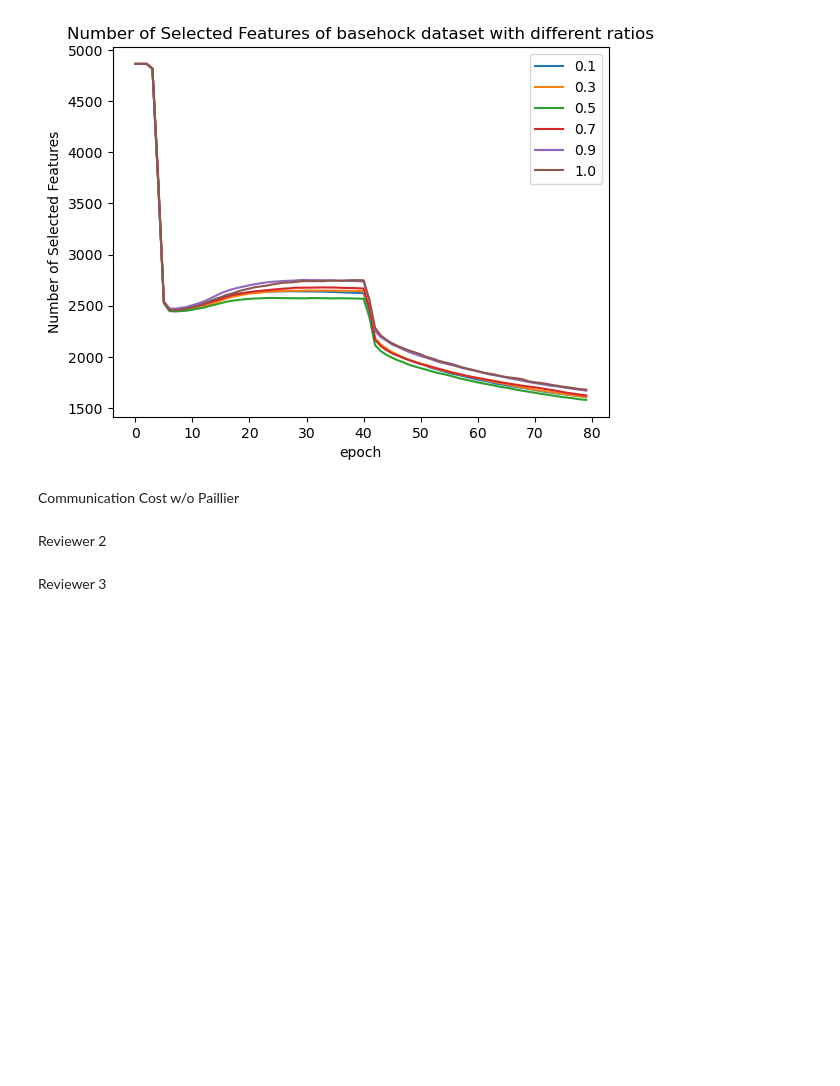
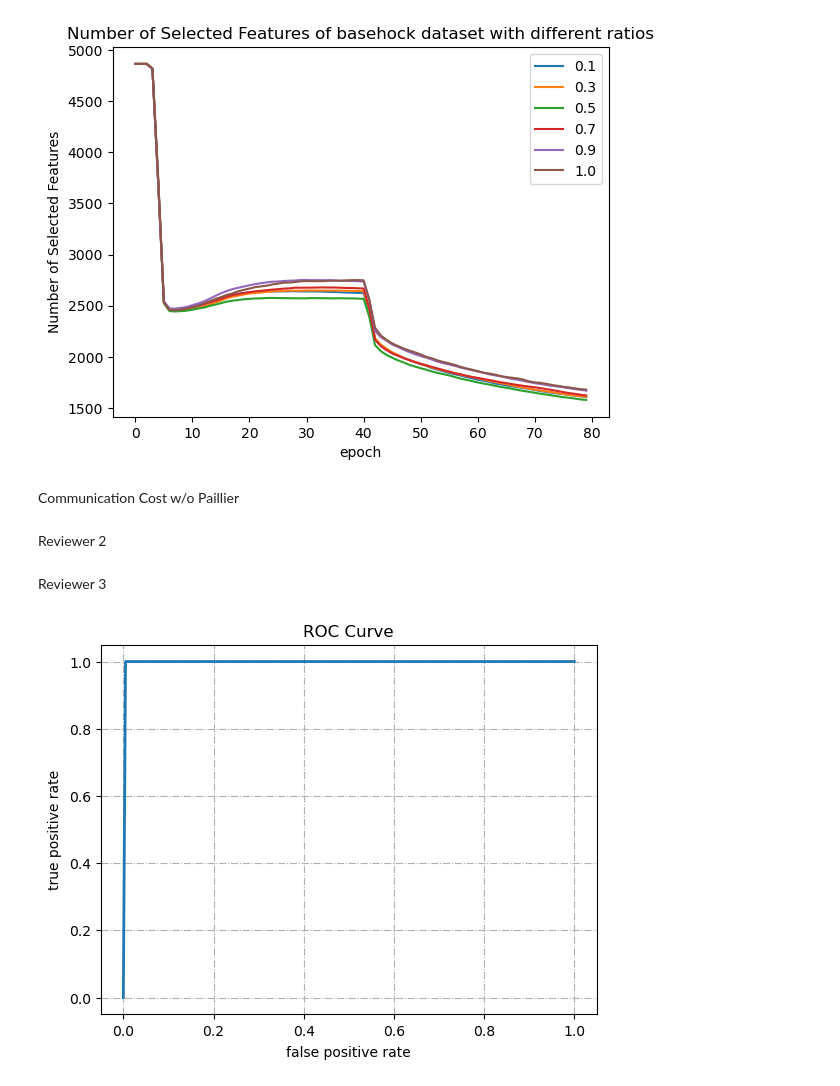
Before and after one commit to Hjh233/DualSTG, a Jupyter notebook: response.ipynb, the cells around one changed output. Saved outputs shown, nothing was run; the diff lists cells and outputs as text; code cells hidden in the pictures; blank space fills up the shorter version.

Commit message:
Store preds and true labels to plot ROC Curve

```diff
--- a/response.ipynb
+++ b/response.ipynb
@@ -238,3 +239,14 @@ def _plot_roc(label, y_prob, file_dir):
     plt.show()
     # plt.savefig(f"{file_dir}/ROC_Curve.png")
     plt.close()
+# %%
+import pandas as pd
+
+result = pd.read_csv('Response/Review3/pcmac.csv')
+
+labels = result['labels'].to_numpy()
+preds = result['preds'].to_numpy()
+
+_plot_roc(labels, preds, 'Response/Review3/')
+# %% [output]
+[figure, added]
```
Also changed, not shown: parts of 1 cell of this notebook, 25 other files.
